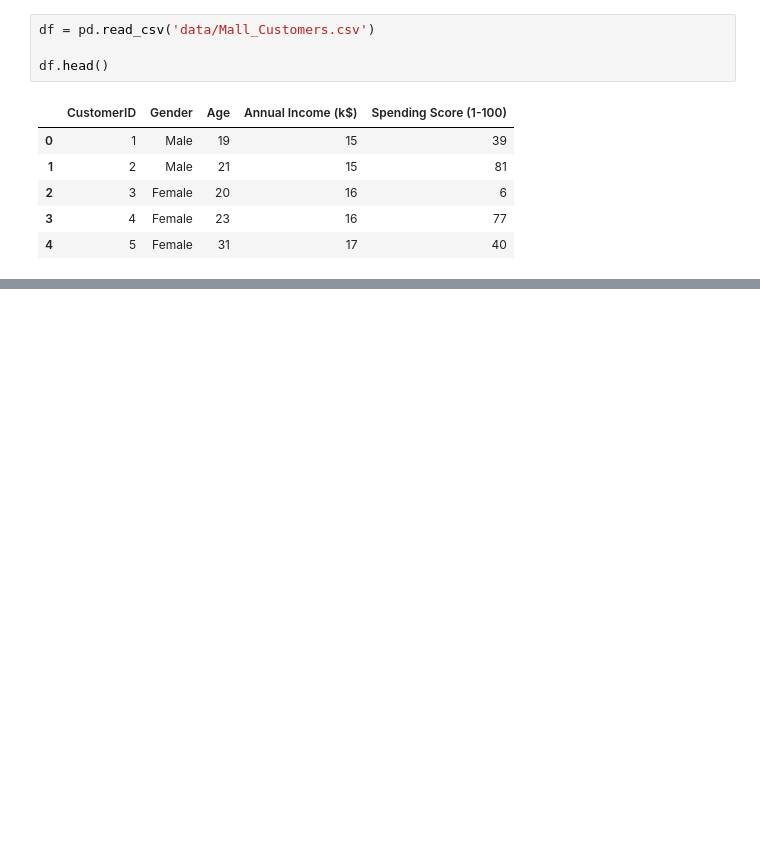
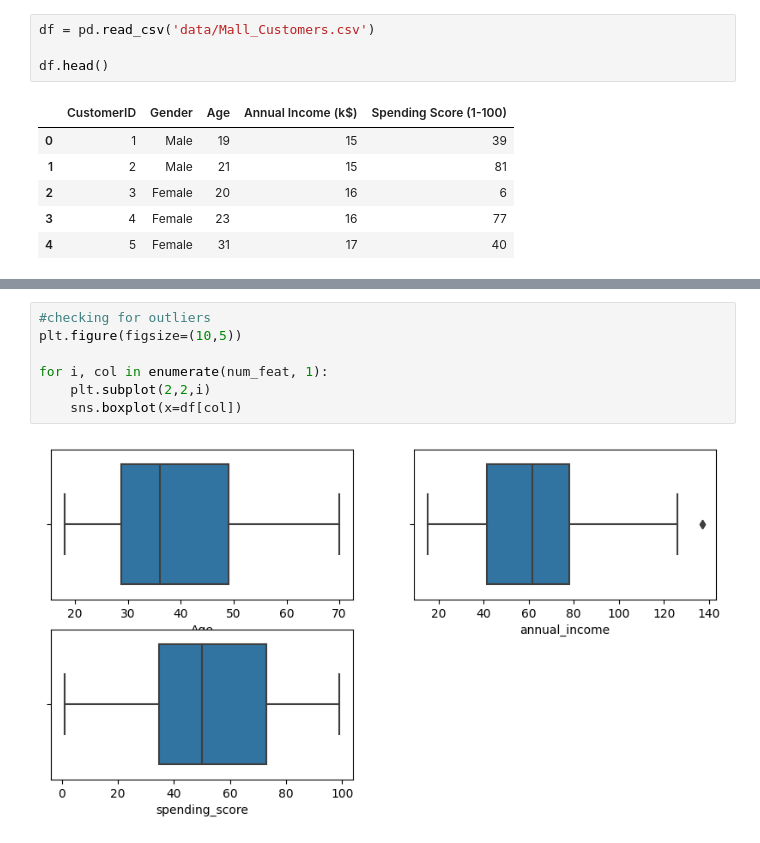
Before and after one commit to mubarakmayyeri/customer-segmentaion, a Jupyter notebook: customer_segmentaion.ipynb, the cells around one changed output, grey strips where cells are left out. Drawn from its saved outputs; the diff is of its cells as text; blank space fills up the shorter version.

```diff
--- a/customer_segmentaion.ipynb
+++ b/customer_segmentaion.ipynb
@@ -23,0 +114,9 @@ df.head()
+# %%
+#checking for outliers
+plt.figure(figsize=(10,5))
+
+for i, col in enumerate(num_feat, 1):
+    plt.subplot(2,2,i)
+    sns.boxplot(x=df[col])
+# %% [output]
+[figure, added]
```
Also changed, not shown: parts of 23 cells of this notebook.
